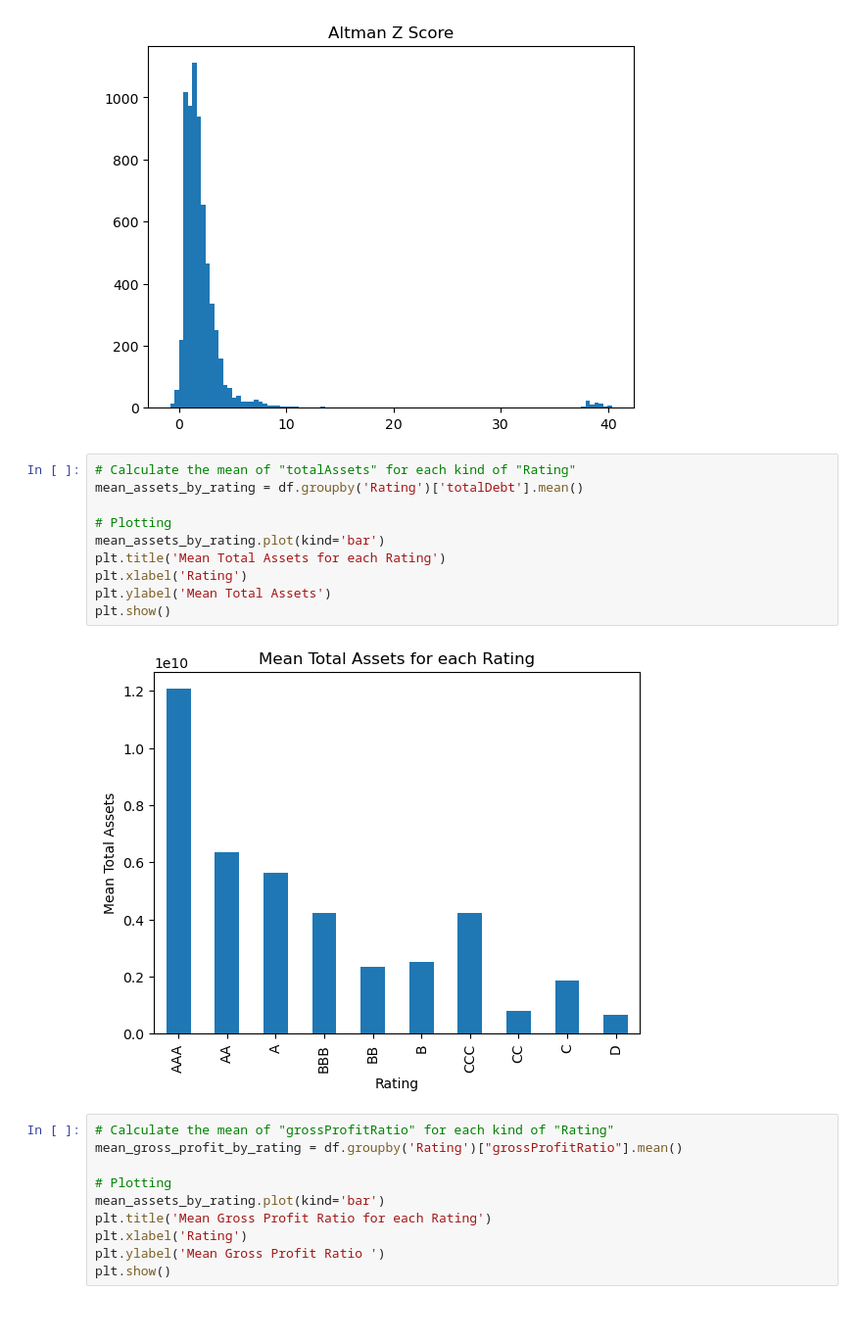
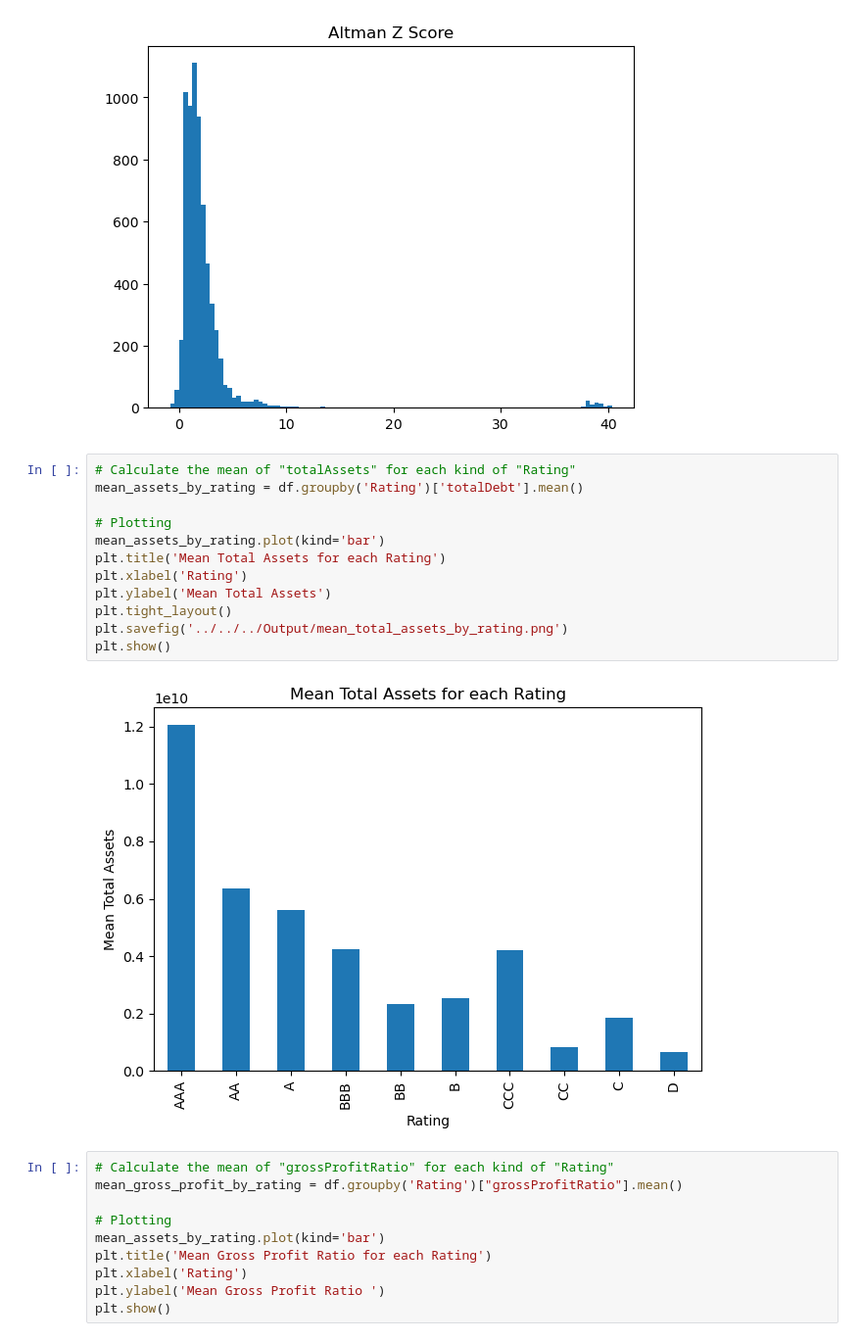
Before and after one commit to current12/Stat-222-Project, a Jupyter notebook: Code/Exploratory Data Analysis/All Data/All Data - Tabular EDA.ipynb, the cells around one changed output. Shown at 98% size. Saved outputs shown, nothing was run; the diff lists cells and outputs as text; blank space fills up the shorter version.

Commit message:
add mean total assets by rating

```diff
--- a/Code/Exploratory Data Analysis/All Data/All Data - Tabular EDA.ipynb
+++ b/Code/Exploratory Data Analysis/All Data/All Data - Tabular EDA.ipynb
@@ -363,15 +363,17 @@ plt.show()
 # %%
 # Calculate the mean of "totalAssets" for each kind of "Rating"
 mean_assets_by_rating = df.groupby('Rating')['totalDebt'].mean()
 
 # Plotting
 mean_assets_by_rating.plot(kind='bar')
 plt.title('Mean Total Assets for each Rating')
 plt.xlabel('Rating')
 plt.ylabel('Mean Total Assets')
+plt.tight_layout()
+plt.savefig('../../../Output/mean_total_assets_by_rating.png')
 plt.show()
 # %% [output]
-[figure, old version]
+[figure, new version]
 # %%
 # Calculate the mean of "grossProfitRatio" for each kind of "Rating"
 mean_gross_profit_by_rating = df.groupby('Rating')["grossProfitRatio"].mean()
```
Also changed, not shown: 1 other file.
